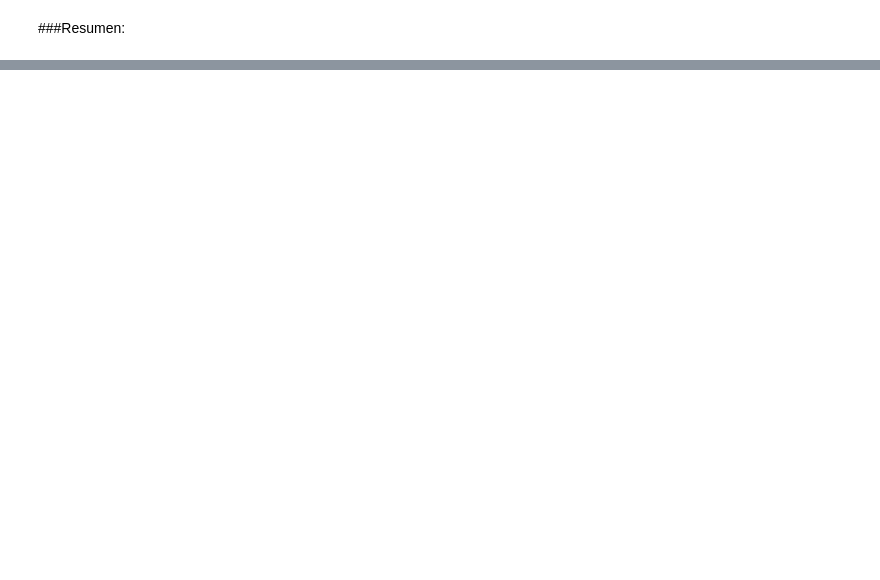
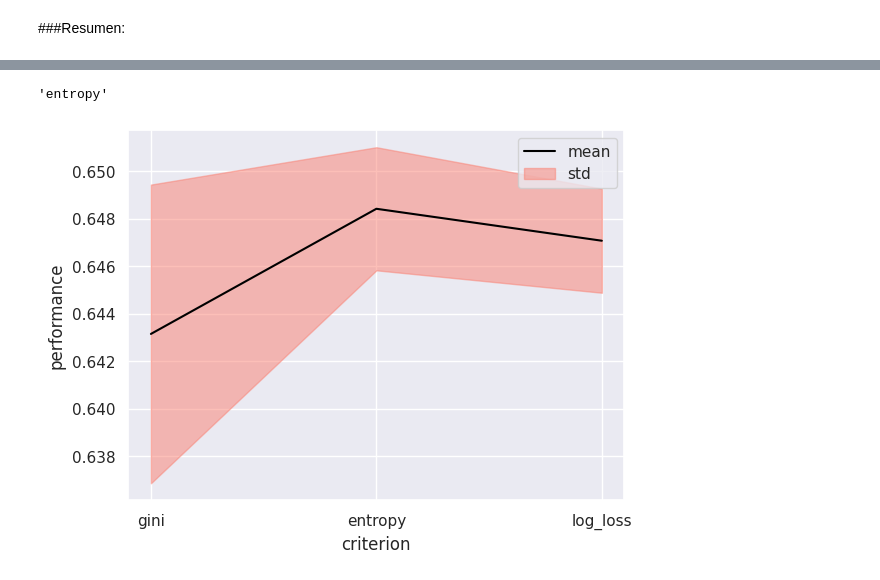
Before and after one commit to IC-03/Royal-Flush, a Jupyter notebook: Royal_Flush_Classification_Models_For_A_Poker_Hands_Dataset.ipynb, the cells around one changed output, grey strips where cells are left out. Drawn from its saved outputs; the diff is of its cells as text; code cells hidden in the pictures; blank space fills up the shorter version.

```diff
--- a/Royal_Flush_Classification_Models_For_A_Poker_Hands_Dataset.ipynb
+++ b/Royal_Flush_Classification_Models_For_A_Poker_Hands_Dataset.ipynb
@@ -116,4 +114,5 @@ pd.__version__
 # %%
 # @title Accediendo al archivo .csv desde github
 poker = pd.read_csv("https://raw.githubusercontent.com/IC-03/Royal-Flush/main/Dataset/poker.csv")
-poker
+X = poker.values[:,:-1] # X: input columns
+y = poker.values[:,-1]  # y: colum to be predicted
@@ -287,0 +218,35 @@ Los modelos de clasificación aplicados en este dataset hasta la fecha:
+# %%
+# @title Funciones de Tuning DT
+def show_curve_DT_Criterion():
+    means, stds = [], []
+    criterion_choice = ['gini', 'entropy', 'log_loss']
+    for cri in criterion_choice:
+        est= DecisionTreeClassifier(criterion=cri)
+        s = cross_val_score(est, X, y, cv=KFold(10, shuffle=True), scoring=make_scorer(accuracy_score))
+        means.append(np.mean(s))
+        stds.append(np.std(s))
+    means = np.r_[means]
+    stds  = np.r_[stds]
+    plt.plot(criterion_choice, means, label="mean", color="black")
+    plt.fill_between(criterion_choice, means-stds, means+stds, color="salmon", alpha=.5, label="std")
+    plt.xlabel("criterion")
+    plt.ylabel("performance")
+    plt.legend()
+    return criterion_choice[np.argmax(means)]
+
+def show_curve_DT_Depth():
+    means, stds = [], []
+    depth_range = range(2,60,2)
+    for max in depth_range:
+        est= DecisionTreeClassifier(max_depth=max)
+        s = cross_val_score(est, X, y, cv=KFold(10, shuffle=True), scoring=make_scorer(accuracy_score))
+        means.append(np.mean(s))
+        stds.append(np.std(s))
+    means = np.r_[means]
+    stds  = np.r_[stds]
+    plt.plot(depth_range, means, label="mean", color="black")
+    plt.fill_between(depth_range, means-stds, means+stds, color="crimson", alpha=.5, label="std")
+    plt.xlabel("max_depth")
+    plt.ylabel("performance")
+    plt.legend()
+    return depth_range[np.argmax(means)]
@@ -289,0 +478,5 @@ Los modelos de clasificación aplicados en este dataset hasta la fecha:
+# %%
+show_curve_DT_Criterion()
+# %% [output]
+'entropy'
+[figure, added]
```
Also changed, not shown: parts of 81 cells of this notebook.
